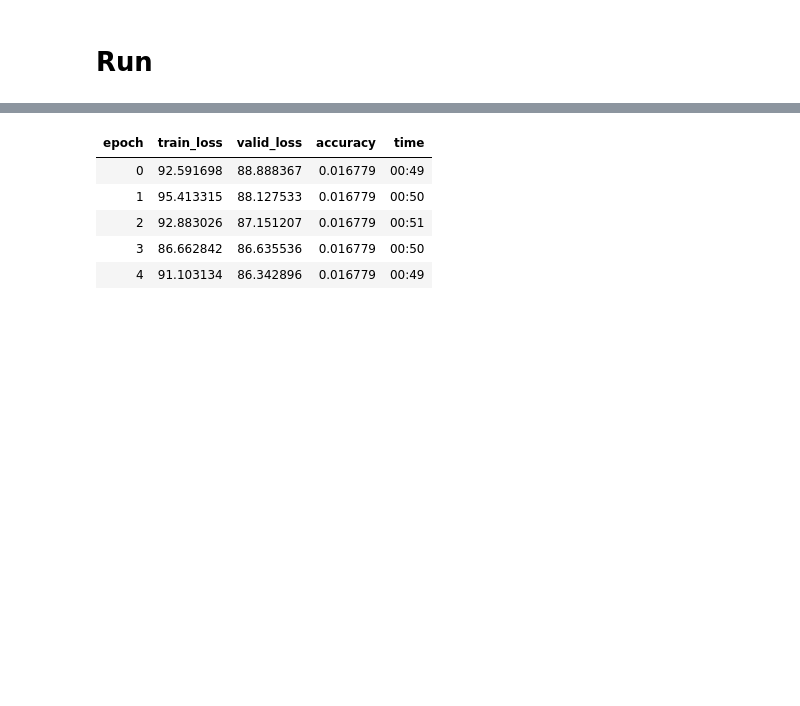
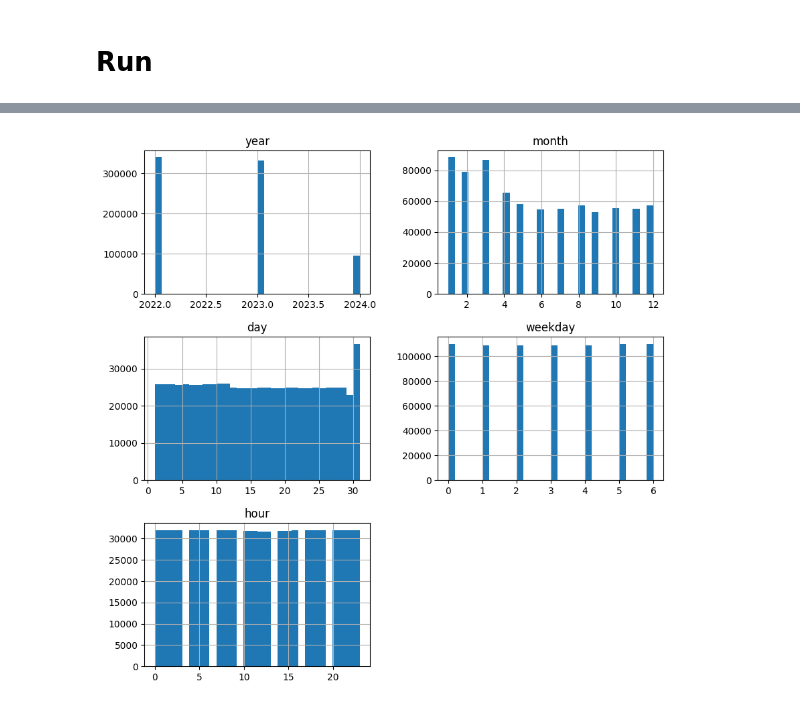
Before and after one commit to Magellol/montreal-aqi-predictions, a Jupyter notebook: index.ipynb, the cells around one changed output, grey strips where cells are left out. Saved outputs shown, nothing was run; the diff lists cells and outputs as text; code cells hidden in the pictures; blank space fills up the shorter version.

```diff
--- a/index.ipynb
+++ b/index.ipynb
@@ -127,10 +116,10 @@ dls.show_batch()
+# %%
+import matplotlib.pyplot as plt
+
+# Assuming 'df' is your DataFrame with continuous features
+df[['year', 'month', 'day', 'weekday', 'hour']].hist(bins=30, figsize=(10, 10))
+plt.show()
+# %% [output]
+[figure, added]
 # %%
-learn = tabular_learner(dls, metrics=accuracy)
-learn.fit_one_cycle(5)
+learn = tabular_learner(dls, metrics=accuracy, layers=[100, 100])
-# %% [output]
-| epoch | train_loss | valid_loss | accuracy | time |
-| 0 | 92.591698 | 88.888367 | 0.016779 | 00:49 |
-| 1 | 95.413315 | 88.127533 | 0.016779 | 00:50 |
-| 2 | 92.883026 | 87.151207 | 0.016779 | 00:51 |
-| 3 | 86.662842 | 86.635536 | 0.016779 | 00:50 |
-| 4 | 91.103134 | 86.342896 | 0.016779 | 00:49 |
```
Also changed, not shown: parts of 8 cells of this notebook.
